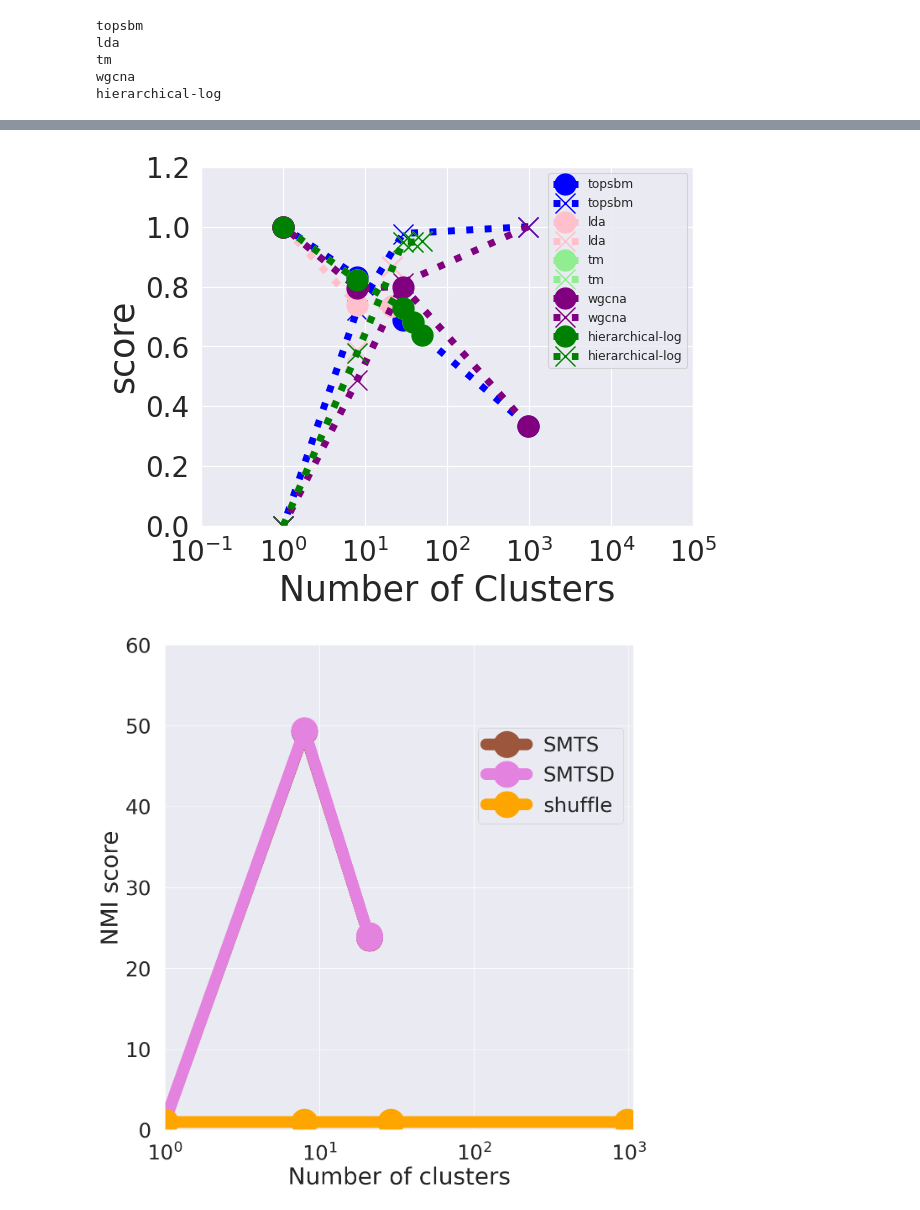
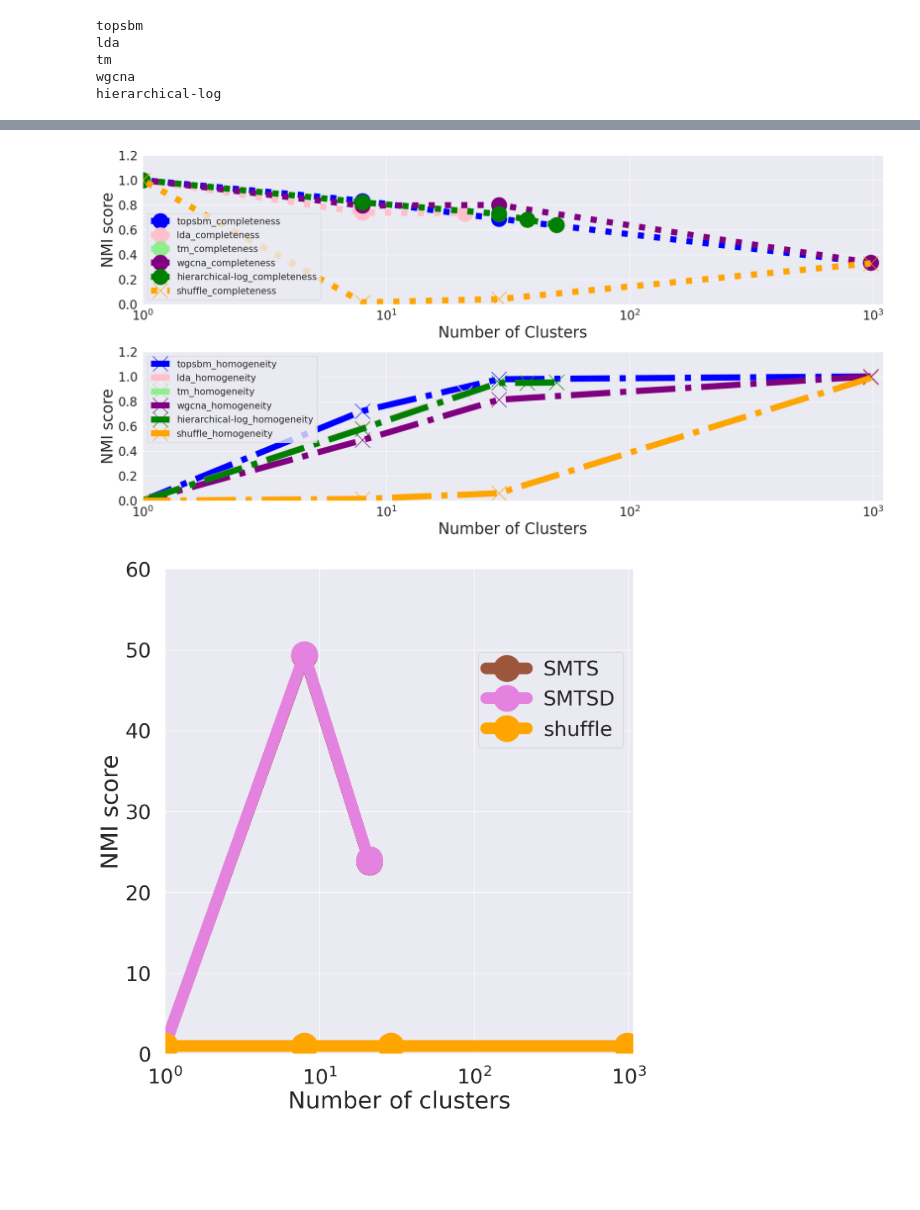
Before and after one commit to fvalle1/topics, a Jupyter notebook: hSBM_clusters.ipynb, the cells around one changed output, grey strips where cells are left out. Drawn from its saved outputs; the diff is of its cells as text; code cells hidden in the pictures; blank space fills up the shorter version.

Commit message:
new figures

```diff
--- a/hSBM_clusters.ipynb
+++ b/hSBM_clusters.ipynb
@@ -193,10 +184,10 @@ label = "SMTS"
 for alg in ["topsbm", "lda", "tm", "wgcna", "hierarchical-log"]:
     print(alg)
     data[alg] = []
-    for i in range (50):
+    for i in range (10):
         scores = {}
         scores[label] = get_scores(directory, labels, verbose=False, algorithm=alg)[label]
-        scores['shuffle'] = get_scores_shuffled(directory, df_files, label=label, algorithm="topsbm" if alg !="tm" else "tm")
+        scores['shuffle'] = get_scores_shuffled(directory, df_files, label=label, algorithm="tm")
         norm_scores = scores.copy()
         normalise_score(norm_scores, base_algorithm="shuffle")
         data[alg].append(scores)
@@ -206,12 +197,3 @@ lda
 tm
 wgcna
 hierarchical-log
-# %%
-alg = "tm"
-print(alg)
-data[alg] = []
-for i in range (50):
-    scores['shuffle'] = get_scores_shuffled(directory, df_files, label=label, algorithm="topsbm")
-    norm_scores = scores.copy()
-    normalise_score(norm_scores, base_algorithm="shuffle")
-    data[alg].append(scores)
@@ -220,4 +200,7 @@ tm
 # %%
 import pickle
-with open("datasets/gtex10/scoresstat.pkl", 'wb') as f:
-    pickle.dump(data, f)
+# with open("datasets/gtex10/scoresstat.pkl", 'wb') as f:
+#     pickle.dump(data, f)
+
+with open("datasets/gtex10/scoresstat.pkl", 'rb') as f:
+    data = pickle.load(f)
@@ -265,41 +295,62 @@ No artists with labels found to put in legend.  Note that artists whose label st
 # %%
-fig, ax = plt.subplots()
+fig, axs = plt.subplots(nrows=2, figsize=(18,9))
 
 label = "SMTS"
 colors = ["blue", "pink", "lightgreen", "purple", "green"]
+lw = 10
+ms = 25
 for alg, c in zip(data.keys(), colors):
-    ax.plot(
+    axs[0].plot(
         np.average([d[label]["xl"] for d in data[alg]], axis=0),
         np.average([d[label]["c"] for d in data[alg]], axis=0),
-        lw=5, ms=15, ls=":",
+        lw=lw, ms=ms, ls=":",
         c=c,
         marker="o",
-        label=alg
+        label=alg+"_completeness"
     )
-    ax.plot(
+    axs[1].plot(
         np.average([d[label]["xl"] for d in data[alg]], axis=0),
         np.average([d[label]["h"] for d in data[alg]], axis=0),
-        lw=5, ms=15, ls=":",
+        lw=lw, ms=ms, ls="dashdot",
         c=c,
         marker="x",
-        label=alg
+        label=alg+"_homogeneity"
     )
 
-ax.legend()
-ax.set_xscale('log')
+axs[1].plot(
+        np.average([d["shuffle"]["xl"] for d in data[alg]], axis=0),
+        np.average([d["shuffle"]["h"] for d in data[alg]], axis=0),
+        lw=lw, ms=ms, ls="dashdot",
+        c="orange",
+        marker="x",
+        label="shuffle_homogeneity"
+)
 
-ax.set_xlabel("Number of Clusters", fontsize=25)
-ax.set_ylabel("score", fontsize=25)
-ax.set_xlim(1, 2000)
-ax.set_ylim(0, 1.1)
-ax.set_xticks(ax.get_xticks(), ax.get_xticklabels(), fontsize=20)
-ax.set_yticks(ax.get_yticks(), ax.get_yticklabels(), fontsize=20)
+axs[0].plot(
+        np.average([d["shuffle"]["xl"] for d in data[alg]], axis=0),
+        np.average([d["shuffle"]["c"] for d in data[alg]], axis=0),
+        lw=lw, ms=ms, ls=":",
+        c="orange",
+        marker="x",
+        label="shuffle_completeness"
+)
+
+for ax in axs:
+    ax.legend(fontsize=15)
+    ax.set_xscale('log')
+
+    ax.set_xlabel("Number of Clusters", fontsize=25)
+    ax.set_ylabel("NMI score", fontsize=25)
+    ax.set_ylim(0, 1.1)
+    ax.set_xticks(ax.get_xticks(), ax.get_xticklabels(), fontsize=20)
+    ax.set_xlim(1, 1100)
+    ax.set_yticks(ax.get_yticks(), ax.get_yticklabels(), fontsize=20)
 
 plt.tight_layout()
 plt.show()
 fig.savefig("%s/metric_scores_comparison_errorbar.pdf"%(directory))
 # %% [output]
-[figure, old version]
+[figure, new version]
 # %%
 scores = {}
 for label in labels:
```
Also changed, not shown: parts of 5 cells of this notebook, 3 other files.
